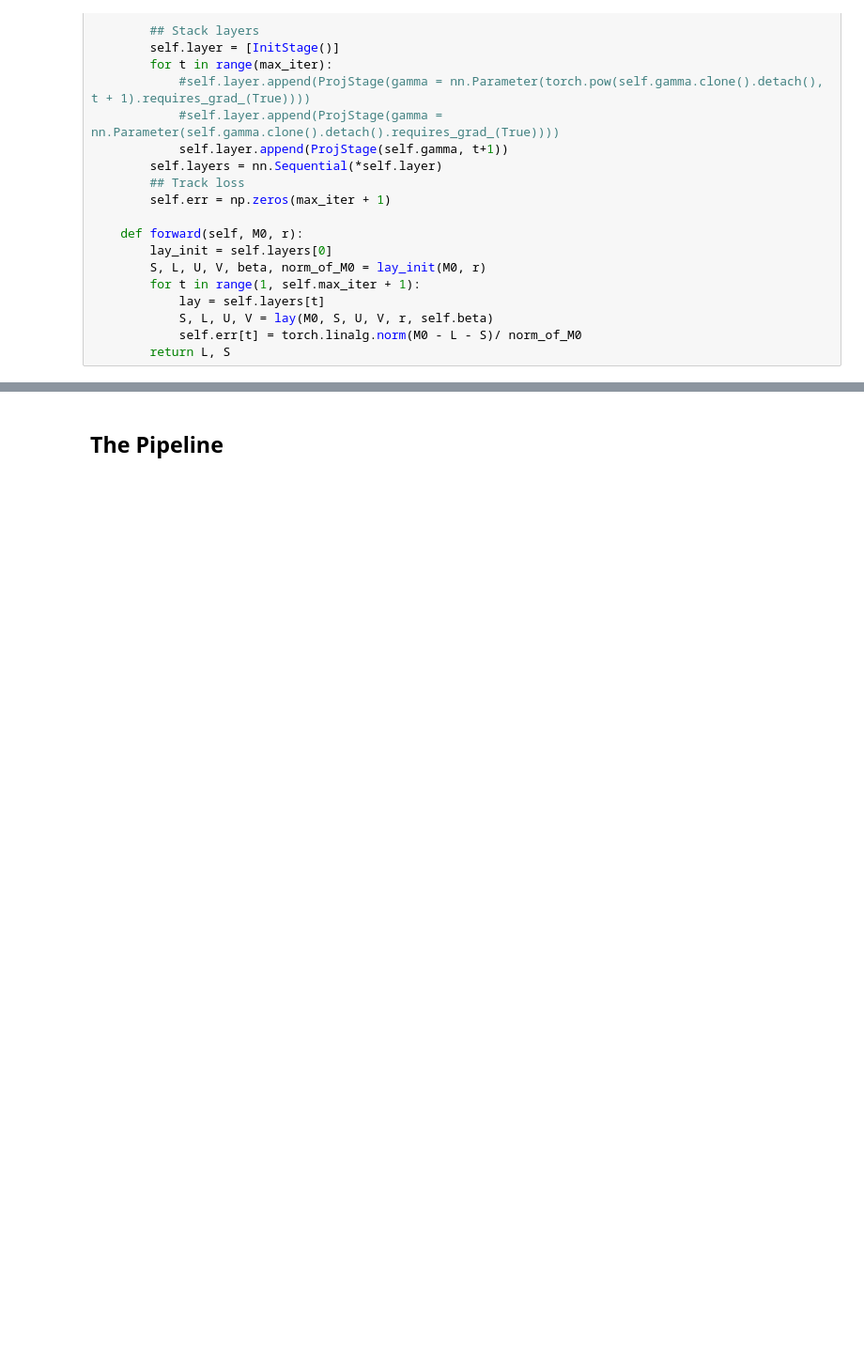
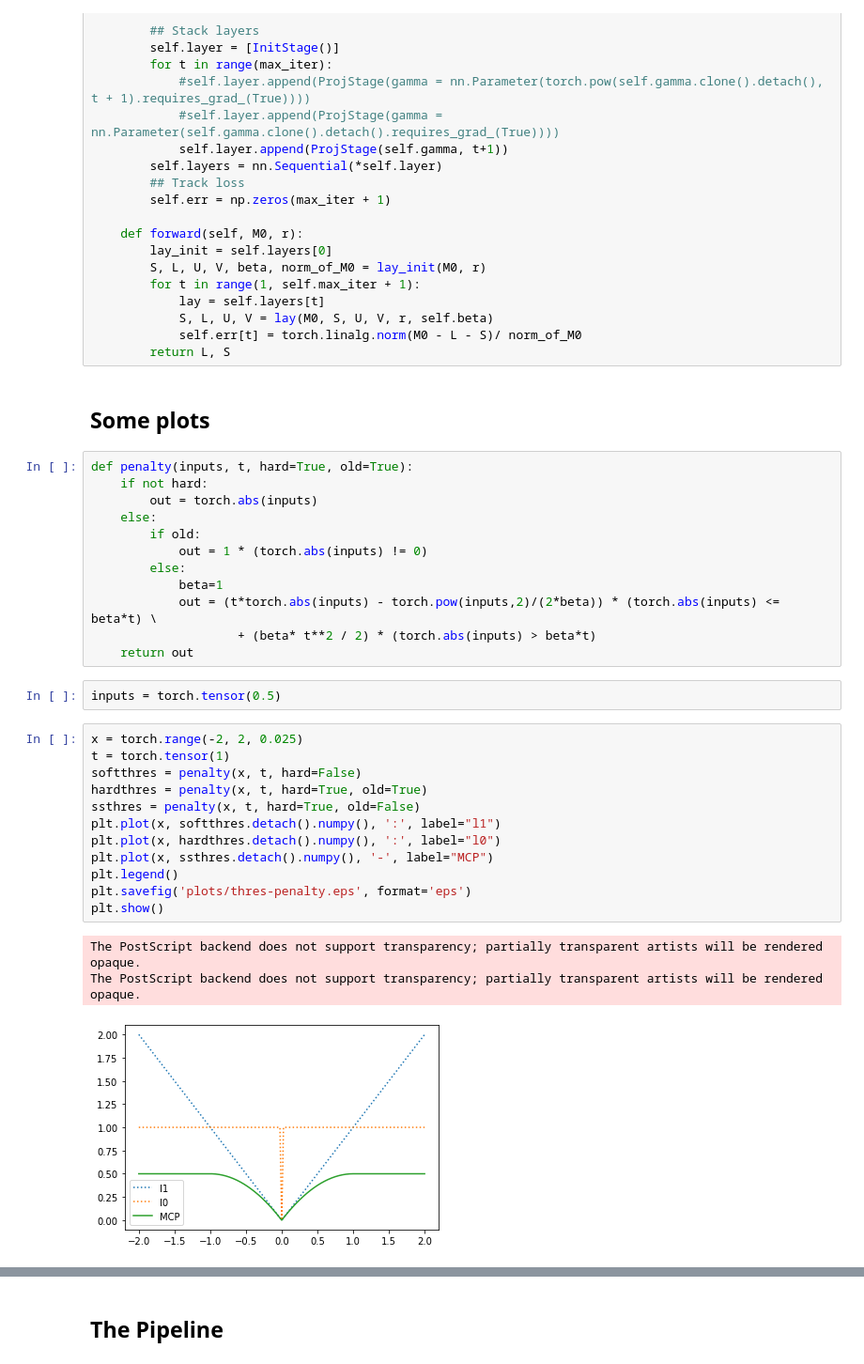
Before and after one commit to elitanzc/FYP, a Jupyter notebook: Learned_AccAltProj_onIRCUR_newThres copy 2.ipynb, the cells around one changed output, grey strips where cells are left out. Shown at 94% size. Saved outputs shown, nothing was run; the diff lists cells and outputs as text; blank space fills up the shorter version.

```diff
--- a/Learned_AccAltProj_onIRCUR_newThres copy 2.ipynb
+++ b/Learned_AccAltProj_onIRCUR_newThres copy 2.ipynb
@@ -204,3 +204,35 @@ class LearnedAAP(nn.Module):
             S, L, U, V = lay(M0, S, U, V, r, self.beta)
             self.err[t] = torch.linalg.norm(M0 - L - S)/ norm_of_M0
         return L, S
+# %% [markdown]
+## Some plots
+# %%
+def penalty(inputs, t, hard=True, old=True):
+    if not hard:
+        out = torch.abs(inputs)
+    else:
+        if old:
+            out = 1 * (torch.abs(inputs) != 0)
+        else:
+            beta=1
+            out = (t*torch.abs(inputs) - torch.pow(inputs,2)/(2*beta)) * (torch.abs(inputs) <= beta*t) \
+                    + (beta* t**2 / 2) * (torch.abs(inputs) > beta*t)
+    return out
+# %%
+inputs = torch.tensor(0.5)
+# %%
+x = torch.range(-2, 2, 0.025)
+t = torch.tensor(1)
+softthres = penalty(x, t, hard=False)
+hardthres = penalty(x, t, hard=True, old=True)
+ssthres = penalty(x, t, hard=True, old=False)
+plt.plot(x, softthres.detach().numpy(), ':', label="l1")
+plt.plot(x, hardthres.detach().numpy(), ':', label="l0")
+plt.plot(x, ssthres.detach().numpy(), '-', label="MCP")
+plt.legend()
+plt.savefig('plots/thres-penalty.eps', format='eps')
+plt.show()
+# %% [output]
+The PostScript backend does not support transparency; partially transparent artists will be rendered opaque.
+The PostScript backend does not support transparency; partially transparent artists will be rendered opaque.
+[figure, added]
```
Also changed, not shown: parts of 24 cells of this notebook.
